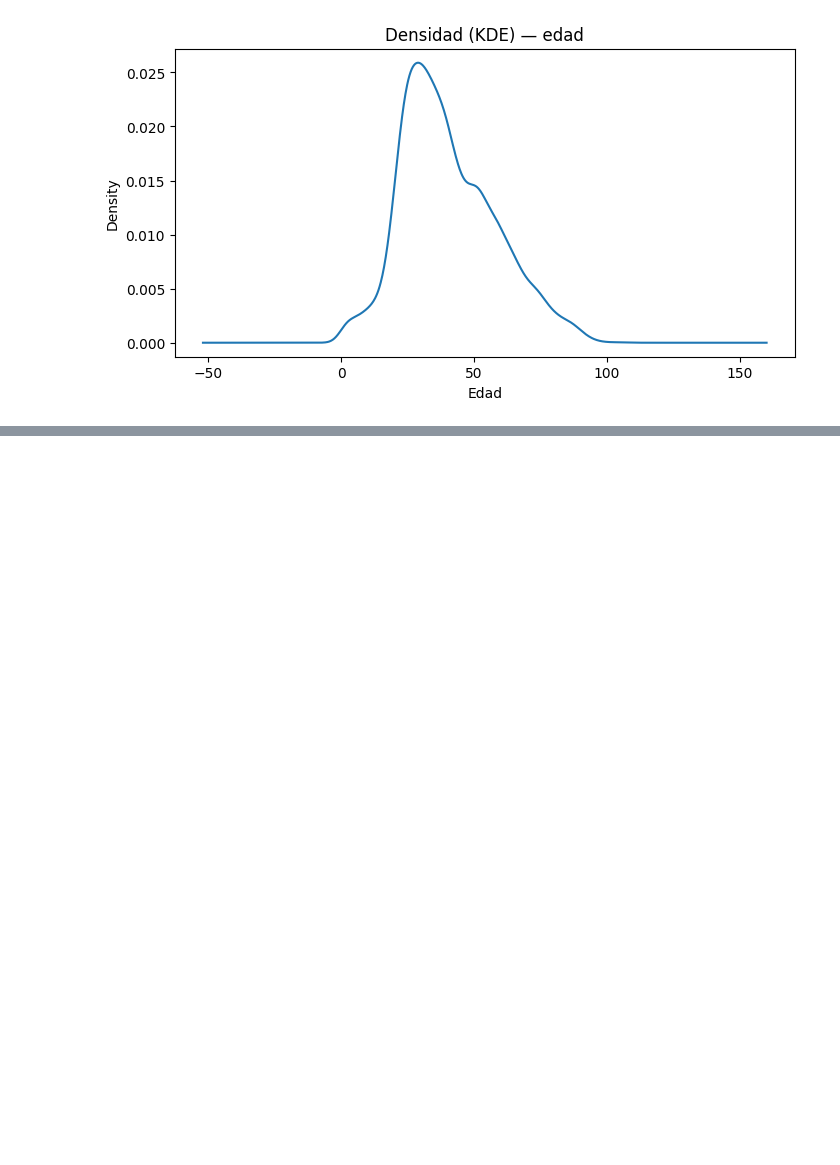
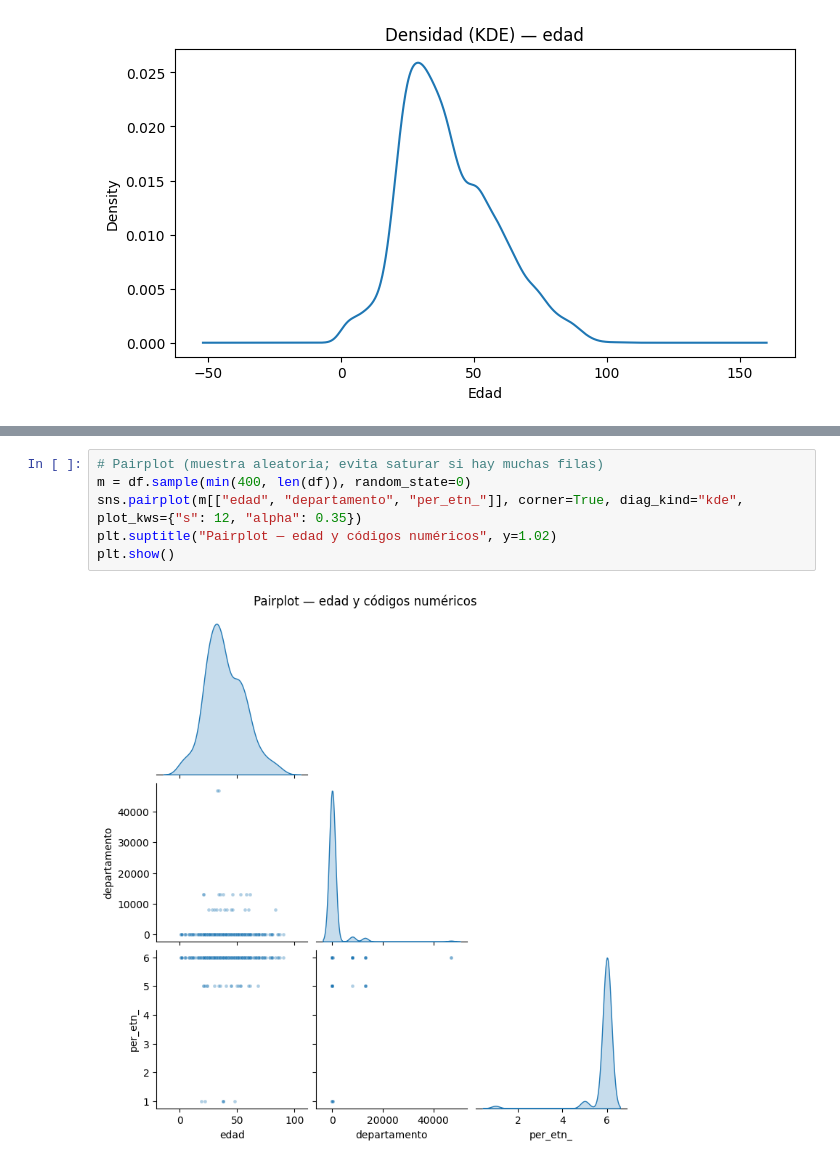
Before and after one commit to dannymateo/analisis-de-datos-parcial-2, a Jupyter notebook: Covid_19.ipynb, the cells around one changed output, grey strips where cells are left out. Drawn from its saved outputs; the diff is of its cells as text; blank space fills up the shorter version.

```diff
--- a/Covid_19.ipynb
+++ b/Covid_19.ipynb
@@ -141,0 +176,8 @@ plt.show()
+# %%
+# Pairplot (muestra aleatoria; evita saturar si hay muchas filas)
+m = df.sample(min(400, len(df)), random_state=0)
+sns.pairplot(m[["edad", "departamento", "per_etn_"]], corner=True, diag_kind="kde", plot_kws={"s": 12, "alpha": 0.35})
+plt.suptitle("Pairplot — edad y códigos numéricos", y=1.02)
+plt.show()
+# %% [output]
+[figure, added]
```
Also changed, not shown: parts of 8 cells of this notebook.
